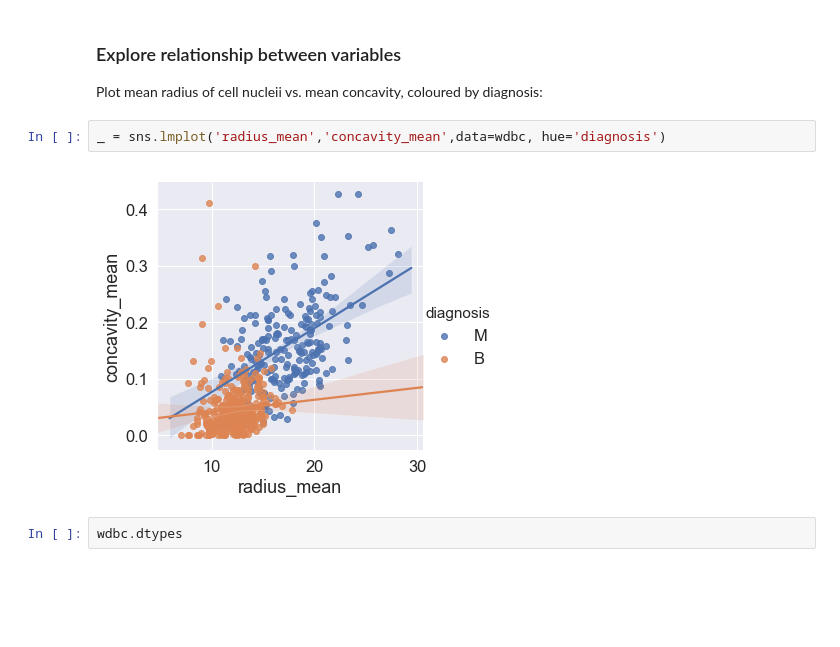
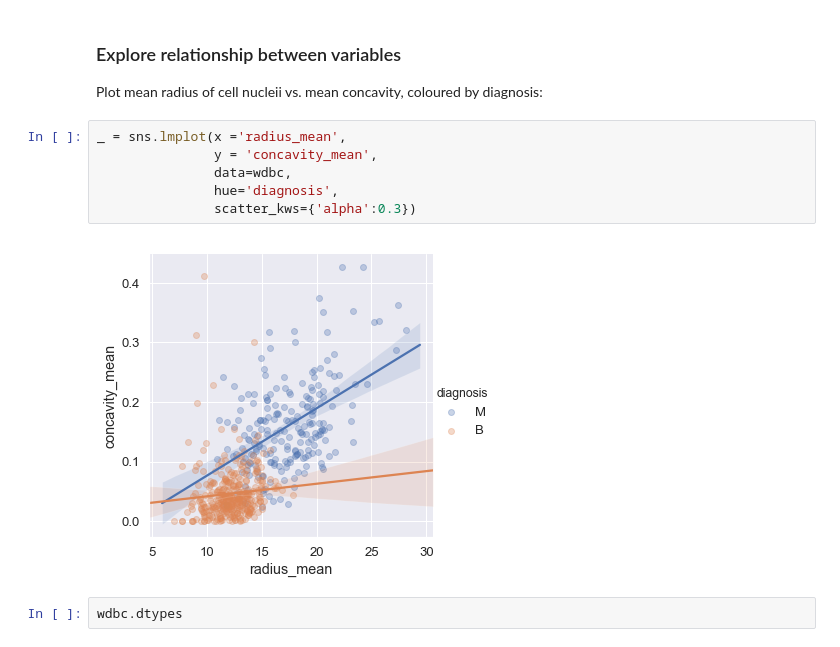
Before and after one commit to marius-mather/lessons-mlpy, a Jupyter notebook: _episodes_rmd/50-Classification.ipynb, the cells around one changed output. Drawn from its saved outputs; the diff is of its cells as text; blank space fills up the shorter version.

```diff
--- a/_episodes_rmd/50-Classification.ipynb
+++ b/_episodes_rmd/50-Classification.ipynb
@@ -231,9 +231,13 @@ wdbc.describe()
 ### Explore relationship between variables
 Plot mean radius of cell nucleii vs. mean concavity, coloured by diagnosis:
 # %%
-_ = sns.lmplot('radius_mean','concavity_mean',data=wdbc, hue='diagnosis')
+_ = sns.lmplot(x ='radius_mean',
+               y = 'concavity_mean',
+               data=wdbc,
+               hue='diagnosis',
+               scatter_kws={'alpha':0.3})
 # %% [output]
-[figure, old version]
+[figure, new version]
 # %%
 wdbc.dtypes
 # %% [output]
```
Also changed, not shown: parts of 5 cells of this notebook, 1 other file.
